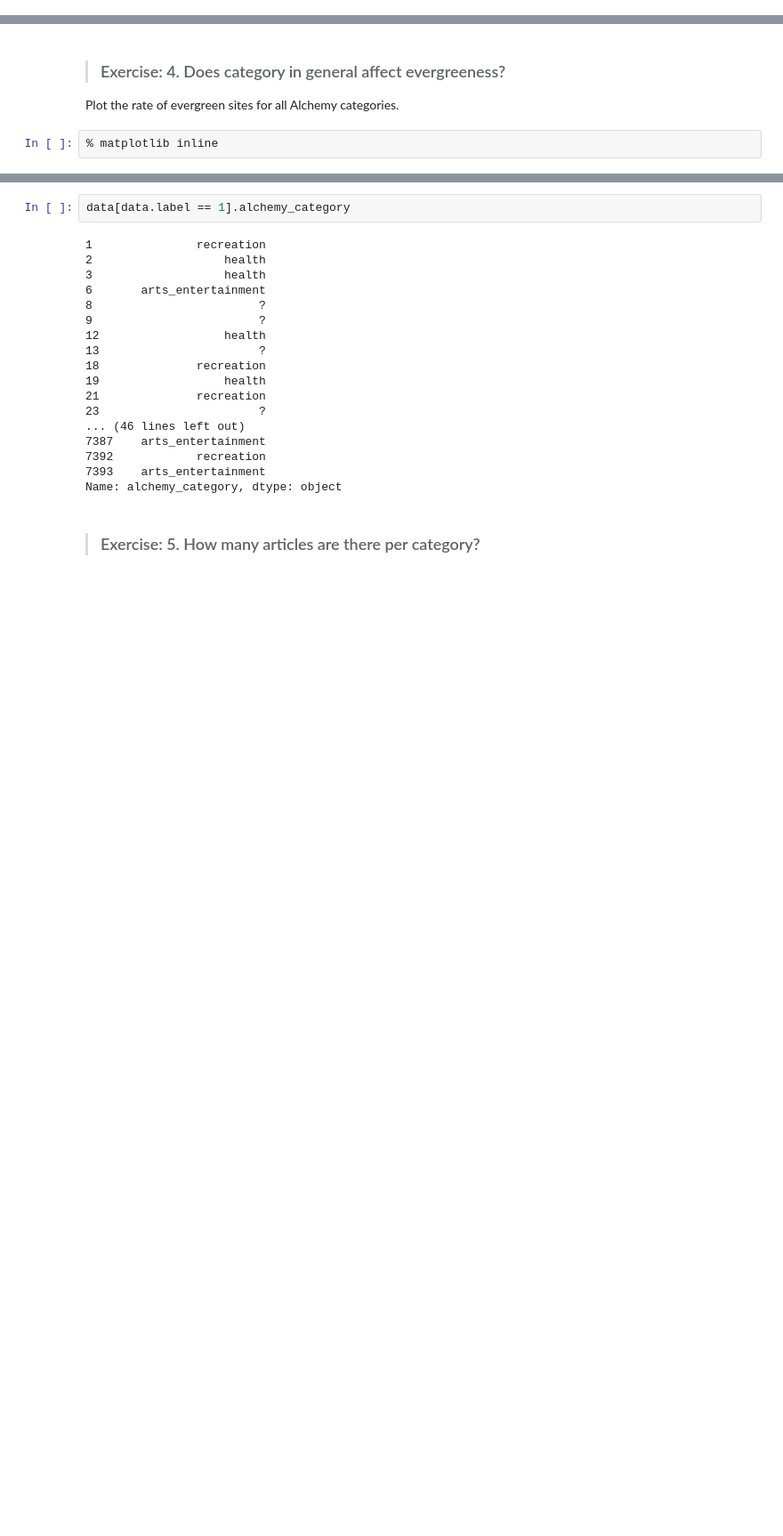
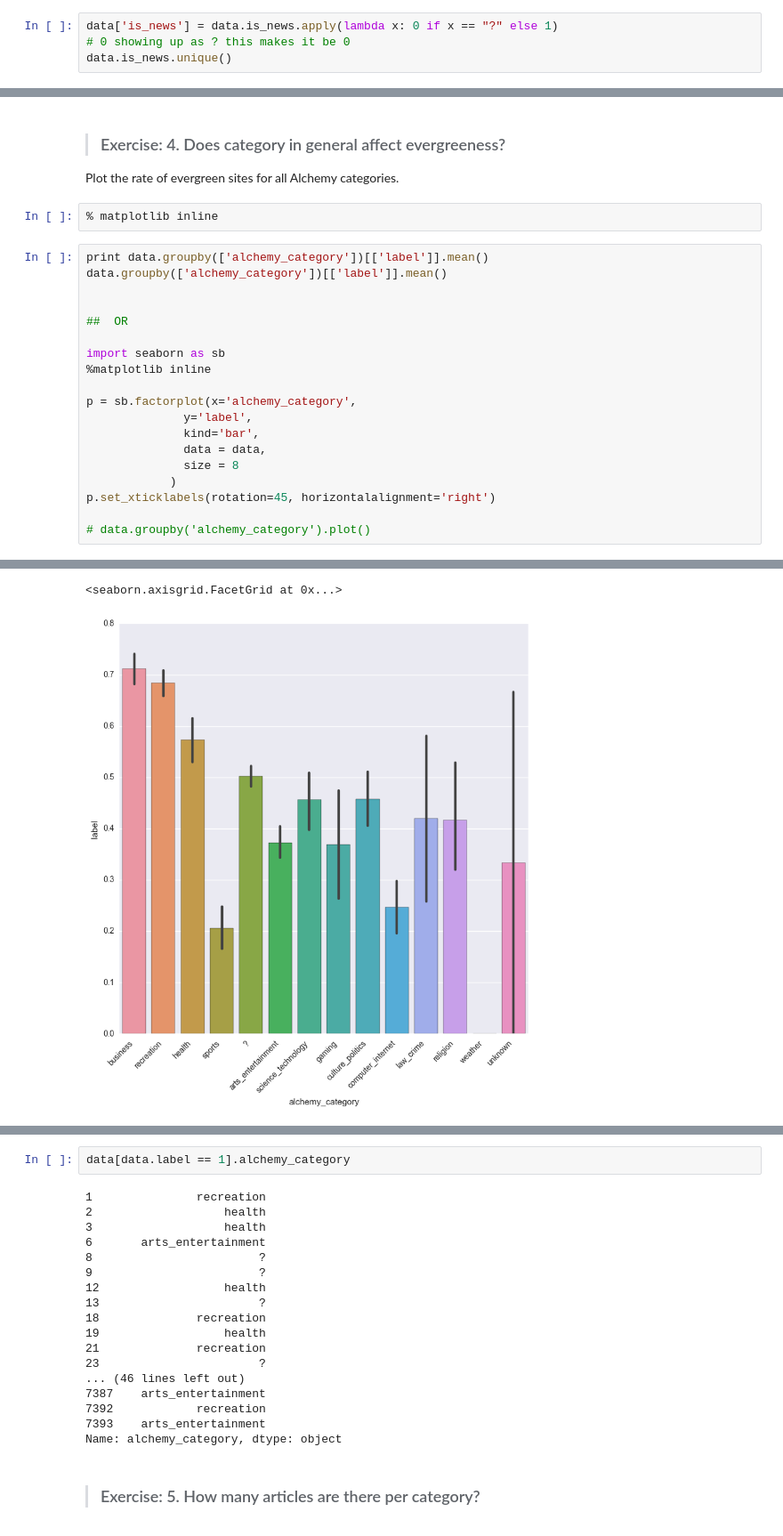
Before and after one commit to akell47/DataSciCourse, a Jupyter notebook: lessons/lesson-12/code/starter-code/starter-code-12.ipynb, the cells around one changed output, grey strips where cells are left out. Shown at 89% size. Saved outputs shown, nothing was run; the diff lists cells and outputs as text; blank space fills up the shorter version.

```diff
--- a/lessons/lesson-12/code/starter-code/starter-code-12.ipynb
+++ b/lessons/lesson-12/code/starter-code/starter-code-12.ipynb
@@ -180,3 +178,7 @@ total
 # x
 # %% [output]
 (0, 29)
+# %%
+data['is_news'] = data.is_news.apply(lambda x: 0 if x == "?" else 1)
+# 0 showing up as ? this makes it be 0
+data.is_news.unique()
@@ -185,3 +217,23 @@ total
 Plot the rate of evergreen sites for all Alchemy categories.
 # %%
 % matplotlib inline
+# %%
+print data.groupby(['alchemy_category'])[['label']].mean()
+data.groupby(['alchemy_category'])[['label']].mean()
+
+
+##  OR
+
+import seaborn as sb
+%matplotlib inline
+
+p = sb.factorplot(x='alchemy_category',
+              y='label',
+              kind='bar',
+              data = data,
+              size = 8
+            )
+p.set_xticklabels(rotation=45, horizontalalignment='right')
+
+# data.groupby('alchemy_category').plot()
+# %% [output]
@@ -188 +256,3 @@ Plot the rate of evergreen sites for all Alchemy categories.
+<seaborn.axisgrid.FacetGrid at 0x...>
+[figure, added]
 # %%
```
Also changed, not shown: parts of 26 cells of this notebook, 1 other file.
